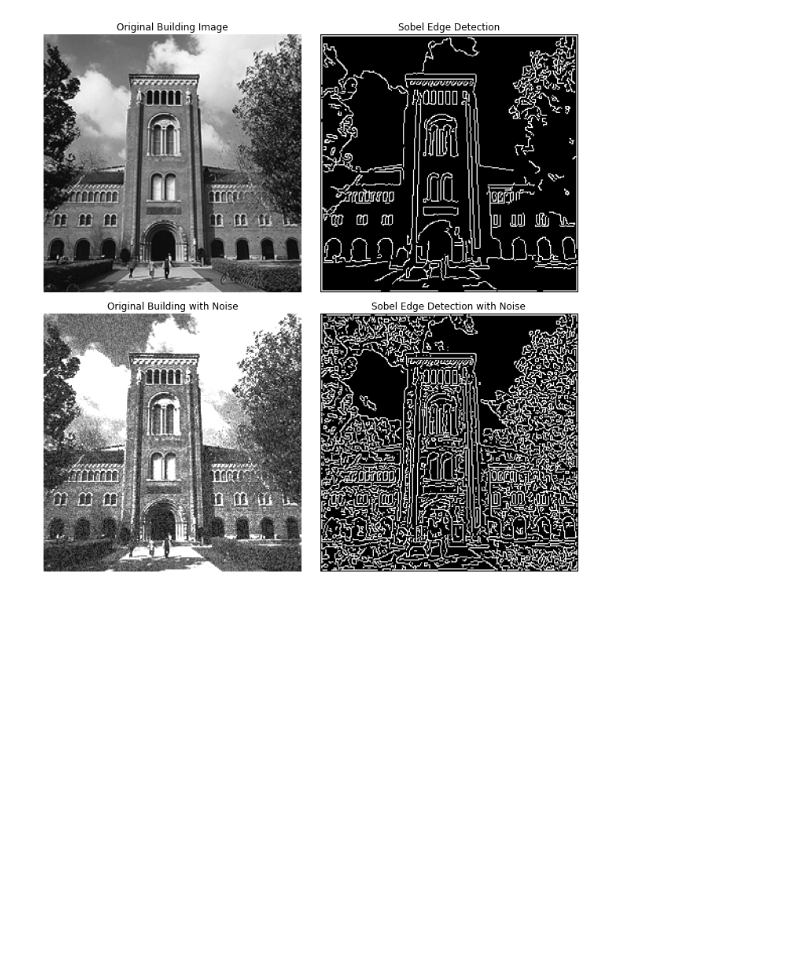
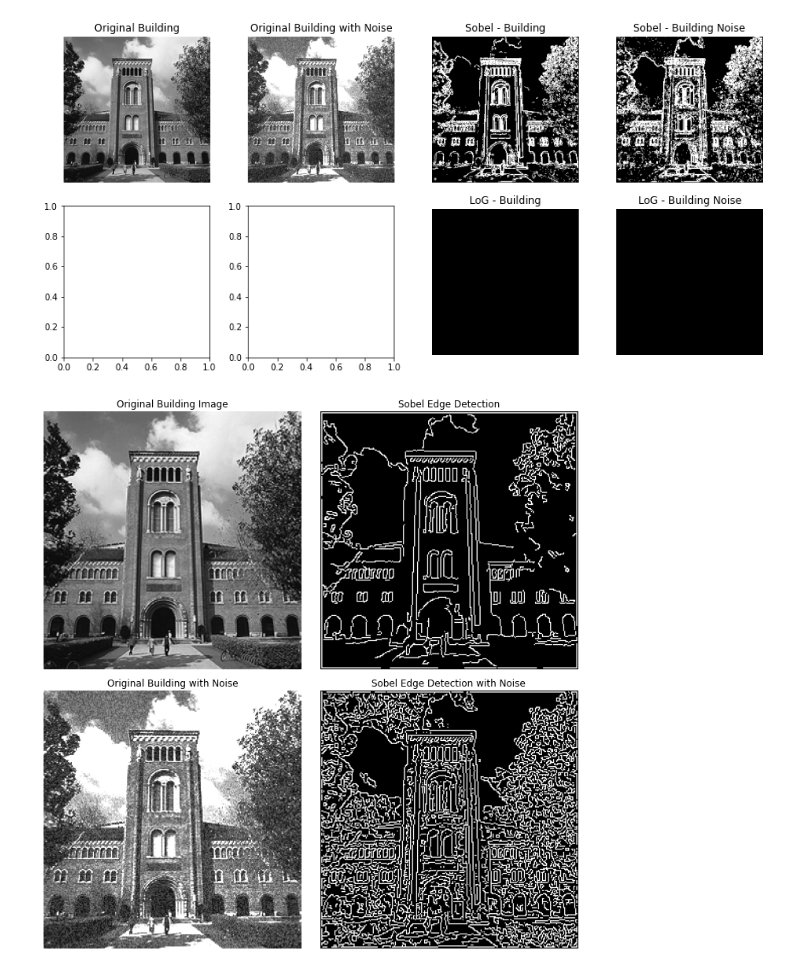
Before and after one commit to akhmedjanov3429/Image-Data-Science, a Jupyter notebook: Assignment 2/Problem 1.ipynb, the cells around one changed output. Drawn from its saved outputs; the diff is of its cells as text; code cells hidden in the pictures; blank space fills up the shorter version.

```diff
--- a/Assignment 2/Problem 1.ipynb
+++ b/Assignment 2/Problem 1.ipynb
@@ -1 +8,96 @@
+# %%
+#Basic edge detection algorithms
+import numpy as np
+from matplotlib import pyplot as plt
+
+def gaussian_kernel(size, sigma=1.0):
+    size = int(size) // 2
+    x, y = np.mgrid[-size:size+1, -size:size+1]
+    normal = 1 / (2.0 * np.pi * sigma**2)
+    g = np.exp(-((x**2 + y**2) / (2.0*sigma**2))) * normal
+    return g
+
+def convolve2d(image, kernel):
+    kernel_height, kernel_width = kernel.shape
+    pad_height = kernel_height // 2
+    pad_width = kernel_width // 2
+
+    padded_image = np.pad(image, ((pad_height, pad_height), (pad_width, pad_width)), mode='constant')
+
+    result = np.zeros_like(image)
+    for i in range(image.shape[0]):
+        for j in range(image.shape[1]):
+            result[i, j] = np.sum(kernel * padded_image[i:i+kernel_height, j:j+kernel_width])
+    return result
+
+def sobel_operator(image):
+    sobel_x = np.array([[-1, 0, 1], [-2, 0, 2], [-1, 0, 1]])
+    sobel_y = np.array([[1, 2, 1], [0, 0, 0], [-1, -2, -1]])
+
+    gradient_x = np.zeros_like(image, dtype=float)
+    gradient_y = np.zeros_like(image, dtype=float)
+
+    rows, cols = image.shape
+    for i in range(1, rows - 1):
+        for j in range(1, cols - 1):
+            gradient_x[i, j] = np.sum(sobel_x * image[i - 1:i + 2, j - 1:j + 2])
+            gradient_y[i, j] = np.sum(sobel_y * image[i - 1:i + 2, j - 1:j + 2])
+
+    magnitude = np.sqrt(gradient_x**2 + gradient_y**2)
+    magnitude = magnitude / magnitude.max() * 255
+    edge_map = (magnitude > 50).astype(np.uint8) * 255
+
+    return edge_map
+
+def laplacian_of_gaussian(image):
+    g_kernel = gaussian_kernel(5, sigma=1.0)
+    blurred_image = convolve2d(image, g_kernel)
+
+    laplacian_kernel = np.array([[0, 1, 0], [1, -4, 1], [0, 1, 0]])
+    log_image = convolve2d(blurred_image, laplacian_kernel)
+
+    edge_map = np.zeros_like(log_image)
+    threshold = np.absolute(log_image).mean() * 0.75
+    for i in range(1, log_image.shape[0]-1):
+        for j in range(1, log_image.shape[1]-1):
+            patch = log_image[i-1:i+2, j-1:j+2]
+            min_val = patch.min()
+            max_val = patch.max()
+            if min_val < 0 and max_val > 0 and max_val - min_val > threshold:
+                edge_map[i, j] = 255
+
+    return edge_map
+
+
+# Displaying the results
+fig, axes = plt.subplots(2, 4, figsize=(12, 6))
+
+# Original images
+axes[0, 0].imshow(building_image, cmap='gray')
+axes[0, 0].set_title('Original Building')
+axes[0, 0].axis('off')
+axes[0, 1].imshow(building_noise_image, cmap='gray')
+axes[0, 1].set_title('Original Building with Noise')
+axes[0, 1].axis('off')
+
+# Sobel edge detection
+axes[0, 2].imshow(sobel_building, cmap='gray')
+axes[0, 2].set_title('Sobel - Building')
+axes[0, 2].axis('off')
+axes[0, 3].imshow(sobel_building_noise, cmap='gray')
+axes[0, 3].set_title('Sobel - Building Noise')
+axes[0, 3].axis('off')
+
+# LoG edge detection
+axes[1, 2].imshow(log_building, cmap='gray')
+axes[1, 2].set_title('LoG - Building')
+axes[1, 2].axis('off')
+axes[1, 3].imshow(log_building_noise, cmap='gray')
+axes[1, 3].set_title('LoG - Building Noise')
+axes[1, 3].axis('off')
+
+plt.tight_layout()
+plt.show()
+# %% [output]
+[figure, added]
 # %%
```
Also changed, not shown: parts of 10 cells of this notebook, 2 other files.
